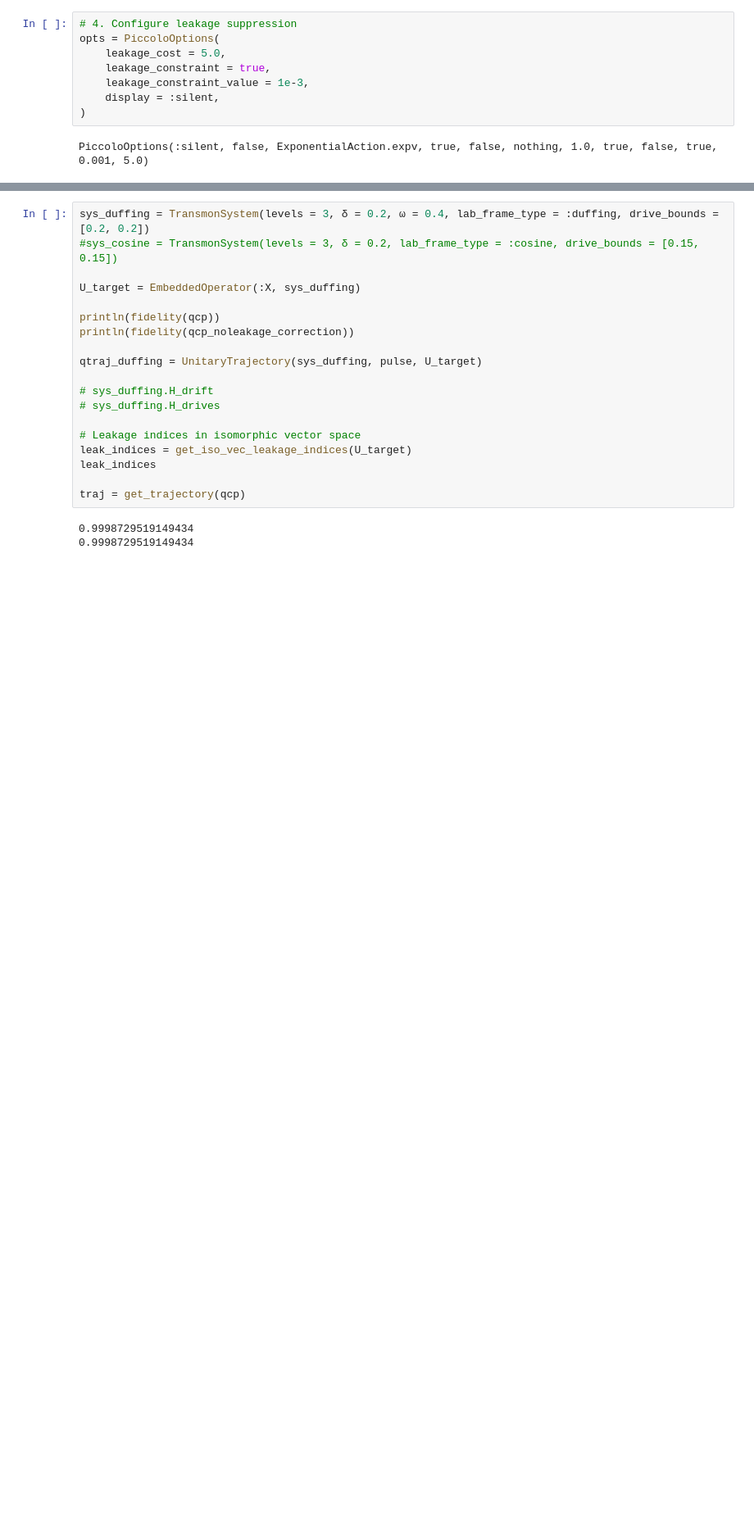
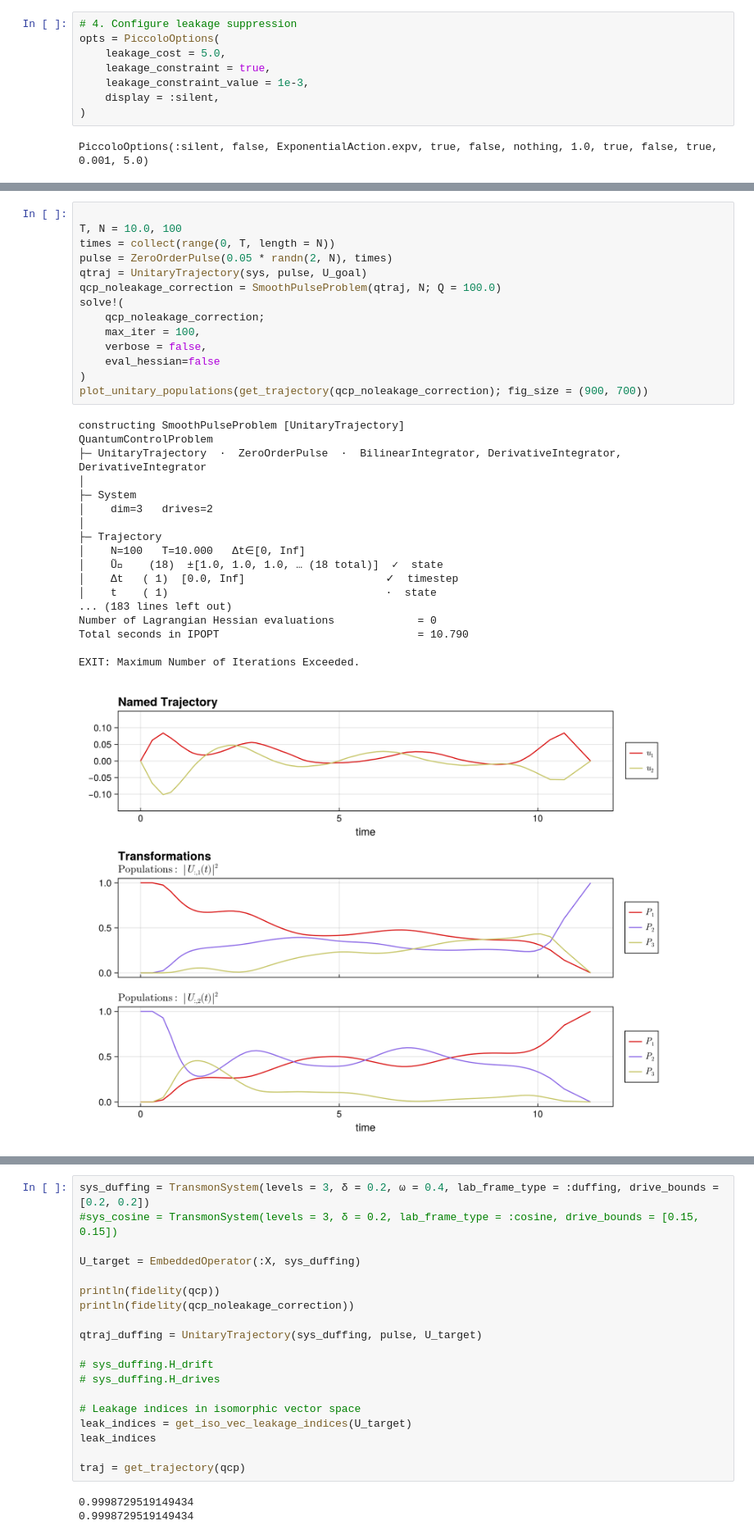
Before and after one commit to Ianborden/Quantum-APL, a Jupyter notebook: Week 4/other_stuff_from_mason_and_jessika.ipynb, the cells around one changed output, grey strips where cells are left out. Shown at 82% size. Cells and saved outputs as stored; diff of their text form; blank space fills up the shorter version.

```diff
--- a/Week 4/other_stuff_from_mason_and_jessika.ipynb
+++ b/Week 4/other_stuff_from_mason_and_jessika.ipynb
@@ -67,5 +67,38 @@ Total seconds in IPOPT                               = 21.162
 
 EXIT: Maximum Number of Iterations Exceeded.
+# %%
+
+T, N = 10.0, 100
+times = collect(range(0, T, length = N))
+pulse = ZeroOrderPulse(0.05 * randn(2, N), times)
+qtraj = UnitaryTrajectory(sys, pulse, U_goal)
+qcp_noleakage_correction = SmoothPulseProblem(qtraj, N; Q = 100.0)
+solve!(
+    qcp_noleakage_correction;
+    max_iter = 100,
+    verbose = false,
+    eval_hessian=false
+)
+plot_unitary_populations(get_trajectory(qcp_noleakage_correction); fig_size = (900, 700))
+# %% [output]
+constructing SmoothPulseProblem [UnitaryTrajectory]
+QuantumControlProblem
+├─ UnitaryTrajectory  ·  ZeroOrderPulse  ·  BilinearIntegrator, DerivativeIntegrator, DerivativeIntegrator
+│
+├─ System
+│    dim=3   drives=2
+│
+├─ Trajectory
+│    N=100   T=10.000   Δt∈[0, Inf]
+│    Ũ⃗    (18)  ±[1.0, 1.0, 1.0, … (18 total)]  ✓  state
+│    Δt   ( 1)  [0.0, Inf]                      ✓  timestep
+│    t    ( 1)                                  ·  state
+... (183 lines left out)
+Number of Lagrangian Hessian evaluations             = 0
+Total seconds in IPOPT                               = 10.790
+
+EXIT: Maximum Number of Iterations Exceeded.
+[figure, added]
 # %%
 plot_unitary_populations(get_trajectory(qcp); fig_size = (900, 700))
 # %% [output]
```
Also changed, not shown: parts of 4 cells of this notebook, 9 other files.
